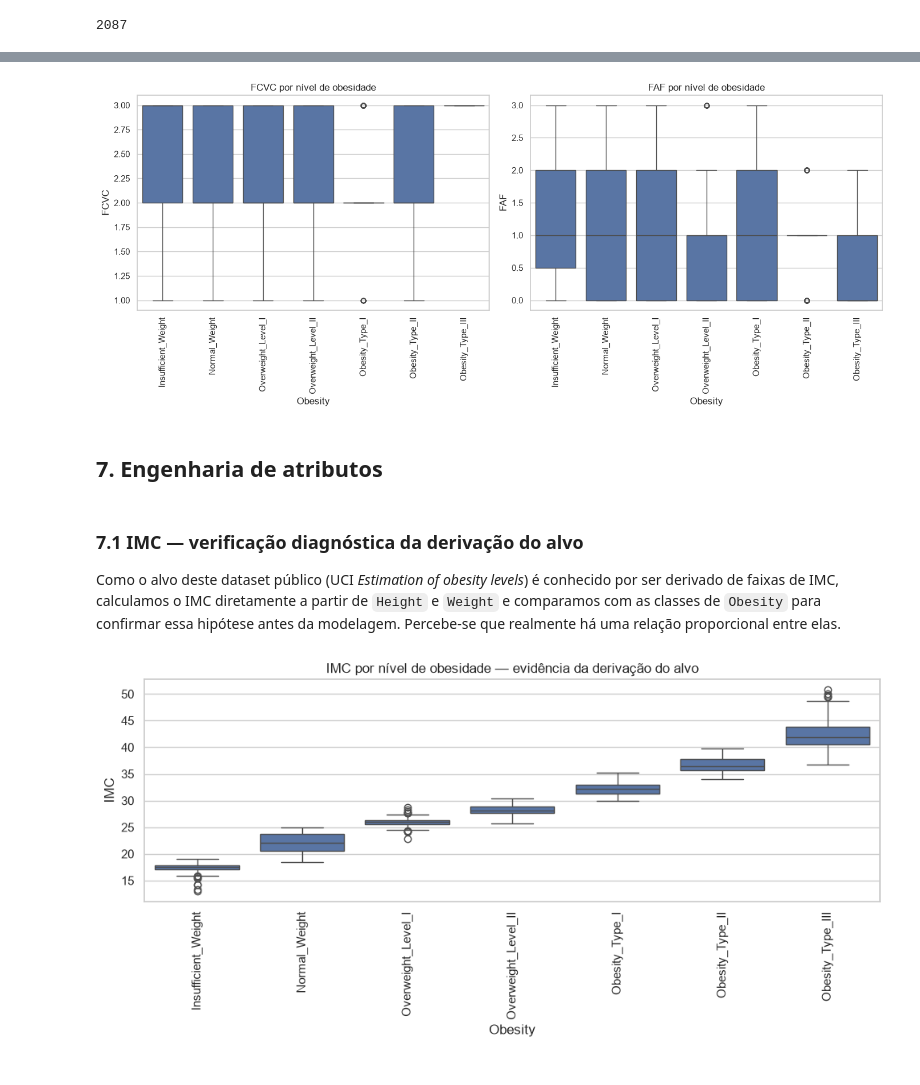
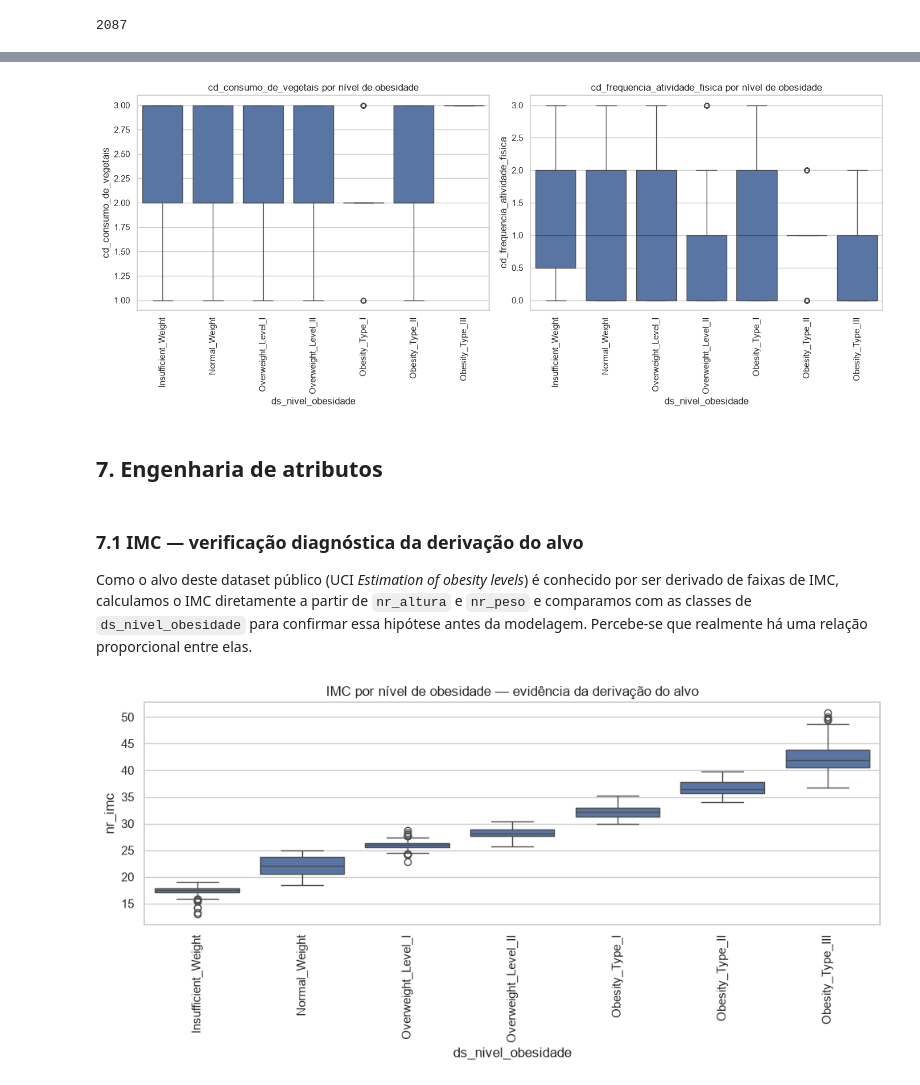
Before and after one commit to maclabr/tech-challenge-obesidade, a Jupyter notebook: notebooks/01_eda.ipynb, the cells around one changed output, grey strips where cells are left out. Saved outputs shown, nothing was run; the diff lists cells and outputs as text; code cells hidden in the pictures.

```diff
--- a/notebooks/01_eda.ipynb
+++ b/notebooks/01_eda.ipynb
@@ -44,5 +81,5 @@ np.random.seed(SEED)
 # %%
-pacientes_obesidade = pd.read_csv(CAMINHO_DADOS_BRUTOS)
+pacientes_obesidade = pd.read_csv(CAMINHO_DADOS_BRUTOS).rename(columns=MAPA_RENOMEACAO_COLUNAS)
 
 pacientes_obesidade.shape
 # %% [output]
@@ -167,7 +204,7 @@ pd.DataFrame({"qtd_pacientes": distribuicao_alvo, "percentual": percentual_alvo}
 # %%
 fig, eixo = plt.subplots(figsize=(10, 5))
 sns.barplot(x=distribuicao_alvo.values, y=distribuicao_alvo.index, order=ORDEM_NIVEIS_OBESIDADE, ax=eixo)
-eixo.set_title("Distribuição da variável alvo (Obesity)")
+eixo.set_title("Distribuição da variável alvo (ds_nivel_obesidade)")
 eixo.set_xlabel("Quantidade de pacientes")
 eixo.set_ylabel("Nível de obesidade")
 plt.tight_layout()
@@ -260,9 +297,9 @@ Implicação para a modelagem: categorias com poucas observações (CALC == "Alw
 # %%
-variaveis_habito_categoricas = ["FAVC", "CALC", "MTRANS"]
+variaveis_habito_categoricas = ["fl_consumo_calorico_frequente", "ds_consumo_alcool", "ds_meio_transporte"]
 
 for coluna in variaveis_habito_categoricas:
     tabela_cruzada = (
-        pd.crosstab(pacientes_tratados[coluna], pacientes_tratados["Obesity"], normalize="index")
+        pd.crosstab(pacientes_tratados[coluna], pacientes_tratados["ds_nivel_obesidade"], normalize="index")
         .reindex(columns=ORDEM_NIVEIS_OBESIDADE)
         * 100
     )
@@ -272,7 +309,7 @@ for coluna in variaveis_habito_categoricas:
     plt.ylabel("Percentual de pacientes (%)")
     plt.xlabel(coluna)
     plt.xticks(rotation=0)
-    plt.legend(title="Obesity", bbox_to_anchor=(1.02, 1), loc="upper left")
+    plt.legend(title="ds_nivel_obesidade", bbox_to_anchor=(1.02, 1), loc="upper left")
     plt.tight_layout()
     plt.show()
 # %% [output]
@@ -282,33 +319,33 @@ for coluna in variaveis_habito_categoricas:
 # %%
-variaveis_habito_ordinais = ["FCVC", "FAF"]
+variaveis_habito_ordinais = ["cd_consumo_de_vegetais", "cd_frequencia_atividade_fisica"]
 
 fig, eixos = plt.subplots(1, 2, figsize=(14, 6))
 
 for eixo, coluna in zip(eixos, variaveis_habito_ordinais):
-    sns.boxplot(data=pacientes_tratados, x="Obesity", y=coluna, order=ORDEM_NIVEIS_OBESIDADE, ax=eixo)
+    sns.boxplot(data=pacientes_tratados, x="ds_nivel_obesidade", y=coluna, order=ORDEM_NIVEIS_OBESIDADE, ax=eixo)
     eixo.set_title(f"{coluna} por nível de obesidade")
     eixo.tick_params(axis="x", rotation=90)
 
 plt.tight_layout()
 plt.show()
 # %% [output]
-[figure, old version]
+[figure, new version]
 # %% [markdown]
 ## 7. Engenharia de atributos
 # %% [markdown]
 ### 7.1 IMC — verificação diagnóstica da derivação do alvo
 
-Como o alvo deste dataset público (UCI *Estimation of obesity levels*) é conhecido por ser derivado de faixas de IMC, calculamos o IMC diretamente a partir de `Height` e `Weight` e comparamos com as classes de `Obesity` para confirmar essa hipótese antes da modelagem. Percebe-se que realmente há uma relação proporcional entre elas.
+Como o alvo deste dataset público (UCI *Estimation of obesity levels*) é conhecido por ser derivado de faixas de IMC, calculamos o IMC diretamente a partir de `nr_altura` e `nr_peso` e comparamos com as classes de `ds_nivel_obesidade` para confirmar essa hipótese antes da modelagem. Percebe-se que realmente há uma relação proporcional entre elas.
 # %%
-pacientes_tratados["IMC"] = pacientes_tratados["Weight"] / (pacientes_tratados["Height"] ** 2)
+pacientes_tratados["nr_imc"] = pacientes_tratados["nr_peso"] / (pacientes_tratados["nr_altura"] ** 2)
 
 fig, eixo = plt.subplots(figsize=(10, 5))
-sns.boxplot(data=pacientes_tratados, x="Obesity", y="IMC", order=ORDEM_NIVEIS_OBESIDADE, ax=eixo)
+sns.boxplot(data=pacientes_tratados, x="ds_nivel_obesidade", y="nr_imc", order=ORDEM_NIVEIS_OBESIDADE, ax=eixo)
 eixo.set_title("IMC por nível de obesidade — evidência da derivação do alvo")
 eixo.tick_params(axis="x", rotation=90)
 plt.tight_layout()
 plt.show()
 # %% [output]
-[figure, old version]
+[figure, new version]
 # %%
 faixas_imc_por_classe = (
```
Also changed, not shown: parts of 41 cells of this notebook.
